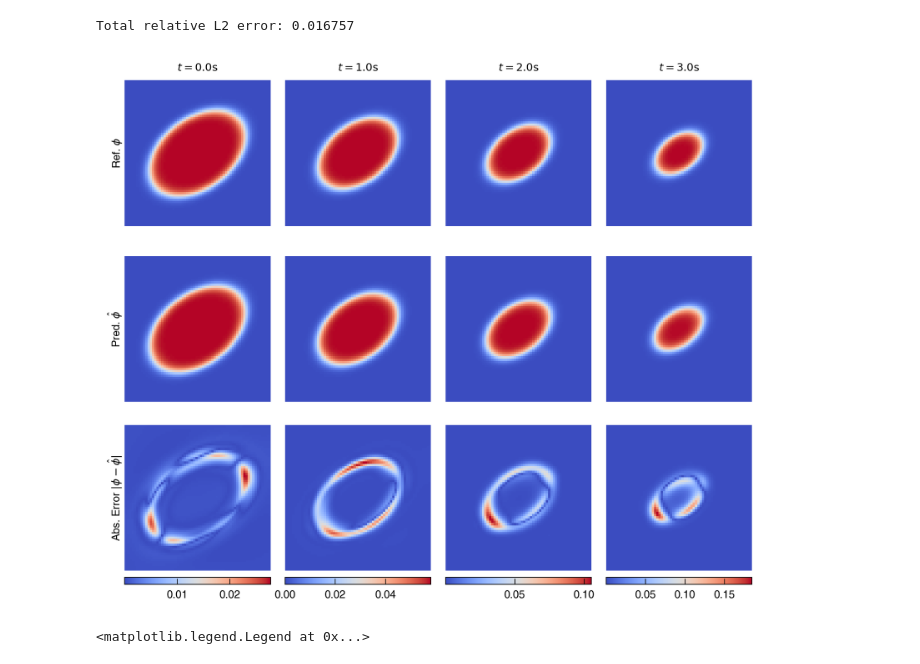
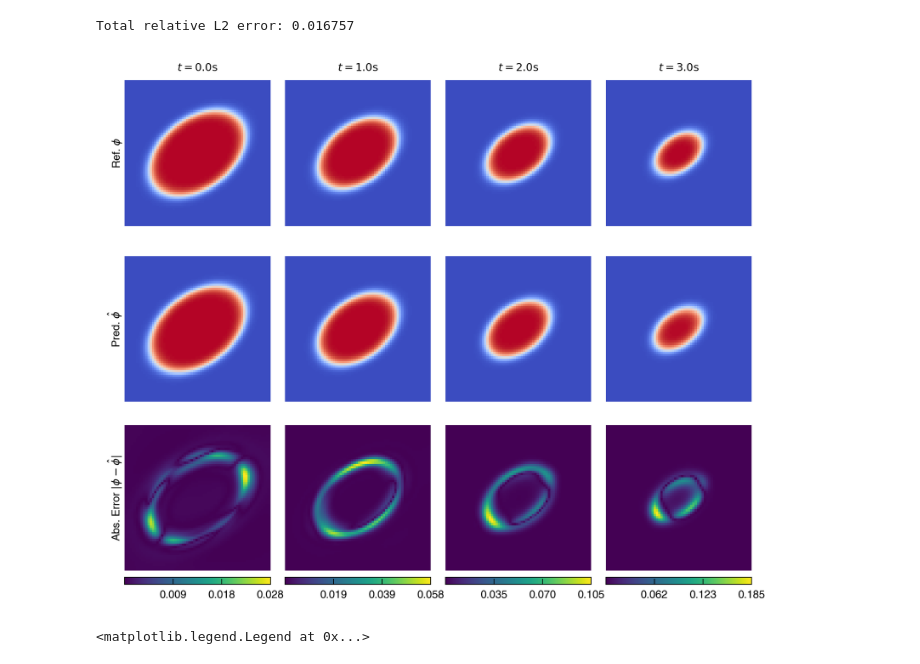
Before and after one commit to NanxiiChen/PI-CViT, a Jupyter notebook: ice_melting/eval.ipynb, the cells around one changed output. Saved outputs shown, nothing was run; the diff lists cells and outputs as text; code cells hidden in the pictures.

```diff
--- a/ice_melting/eval.ipynb
+++ b/ice_melting/eval.ipynb
@@ -174,37 +174,38 @@ for i, tic in enumerate(target_ts):
     )
     diff_cont = ax.pcolormesh(
         meshx, meshy,
         diff,
-        cmap="coolwarm", shading="auto", rasterized=True
+        cmap="viridis", shading="auto", rasterized=True
     )
     if i == 0:
         ax.text(-0.01, 0.5, r"Abs. Error $|\phi - \hat{\phi}|$",
-                rotation=90, va="center", ha="right", transform=ax.transAxes
+            rotation=90, va="center", ha="right", transform=ax.transAxes
         )
 
     colorbar = fig.colorbar(
         diff_cont, ax=ax, fraction=0.046, pad=0.04,
-        orientation="horizontal"
+        orientation="horizontal",
+        format="%.3f", ticks=jnp.linspace(0, jnp.max(diff), num=4)[1:]
     )
 
 # total_l2 = jnp.linalg.norm(
 #     ref_sols - sols, axis=(1, 3, 4)
 # ) / jnp.linalg.norm(
 #     ref_sols, axis=(1, 3, 4)
 # )  # shape: (B, C)
 total_l2 = jnp.sqrt(
     jnp.sum((ref_sols - sols) ** 2, axis=(1, 3, 4))
 ) / jnp.sqrt(
     jnp.sum(ref_sols ** 2, axis=(1, 3, 4))
 )
 total_l2 = jnp.mean(total_l2)
 fig.subplots_adjust(
     left=0.03, right=0.97, top=0.95, bottom=0.03, hspace=0.1, wspace=0.1
 )
 print(f"Total relative L2 error: {total_l2:.6f}")
 # %% [output]
 Total relative L2 error: 0.016757
-[figure, old version]
+[figure, new version]
 # %%
 # area fraction
 
```
Also changed, not shown: 1 other file.
